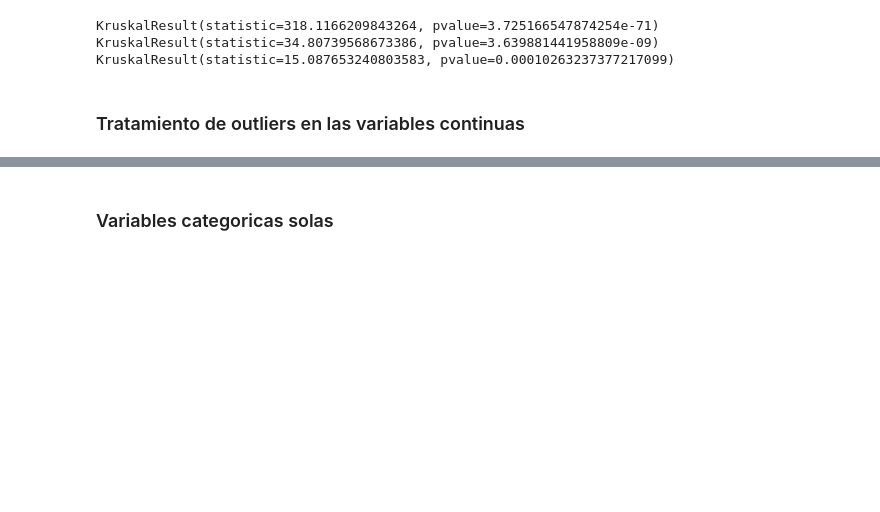
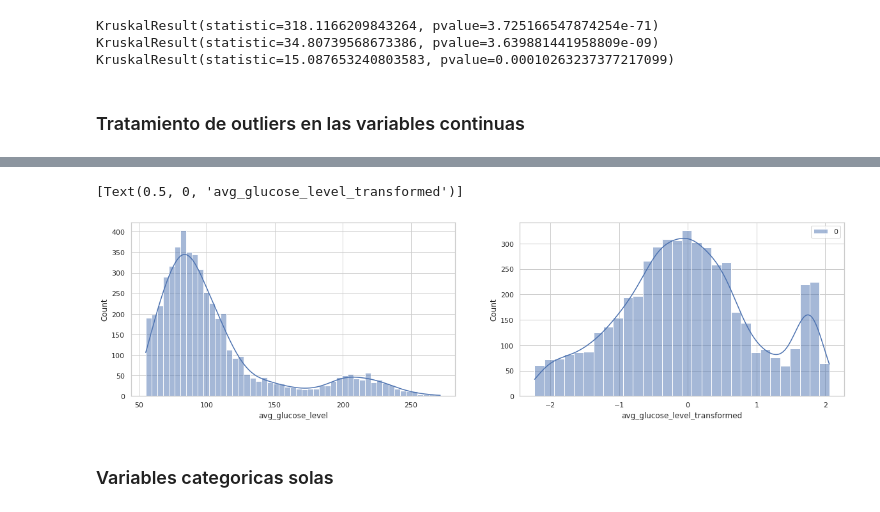
Before and after one commit to sumitkumarjethani/Stroke-Prediction, a Jupyter notebook: exploratory-data-analysis.ipynb, the cells around one changed output, grey strips where cells are left out. Saved outputs shown, nothing was run; the diff lists cells and outputs as text; code cells hidden in the pictures; blank space fills up the shorter version.

```diff
--- a/exploratory-data-analysis.ipynb
+++ b/exploratory-data-analysis.ipynb
@@ -288,3 +304,10 @@ Posible Outliers IQR: 1 -> 0.020370747606437156 %
+# %%
+fig, axes = plt.subplots(ncols=2, figsize=(20,5))
+sns.histplot(data=stroke_df, x='avg_glucose_level', kde=True, ax=axes[0])
+sns.histplot(avg_glucose_level_transformed, kde=True, ax=axes[1]).set(xlabel='avg_glucose_level_transformed')
+# %% [output]
+[Text(0.5, 0, 'avg_glucose_level_transformed')]
+[figure, added]
 # %% [markdown]
 ### Variables categoricas solas
 # %% [markdown]
```
Also changed, not shown: parts of 19 cells of this notebook.
